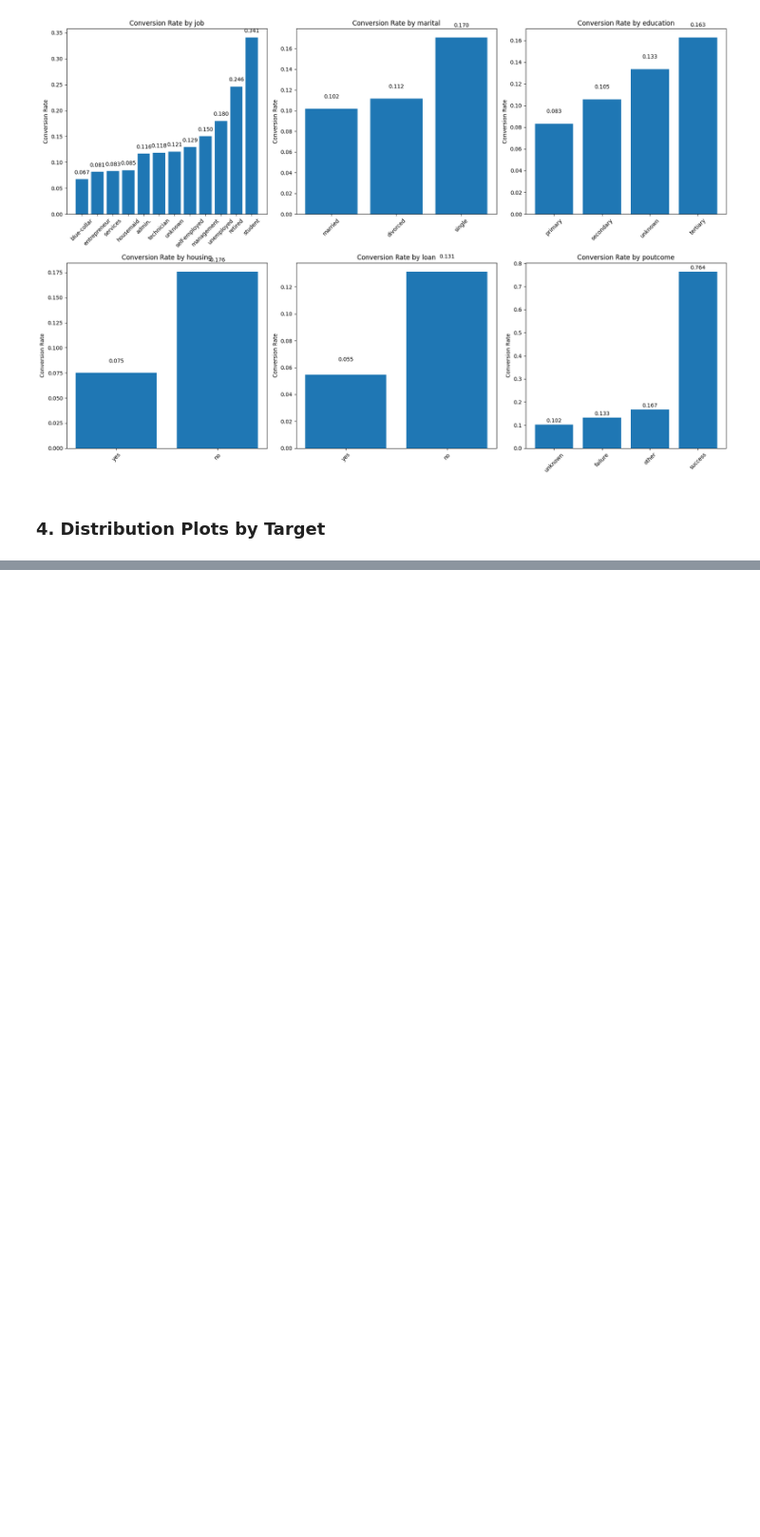
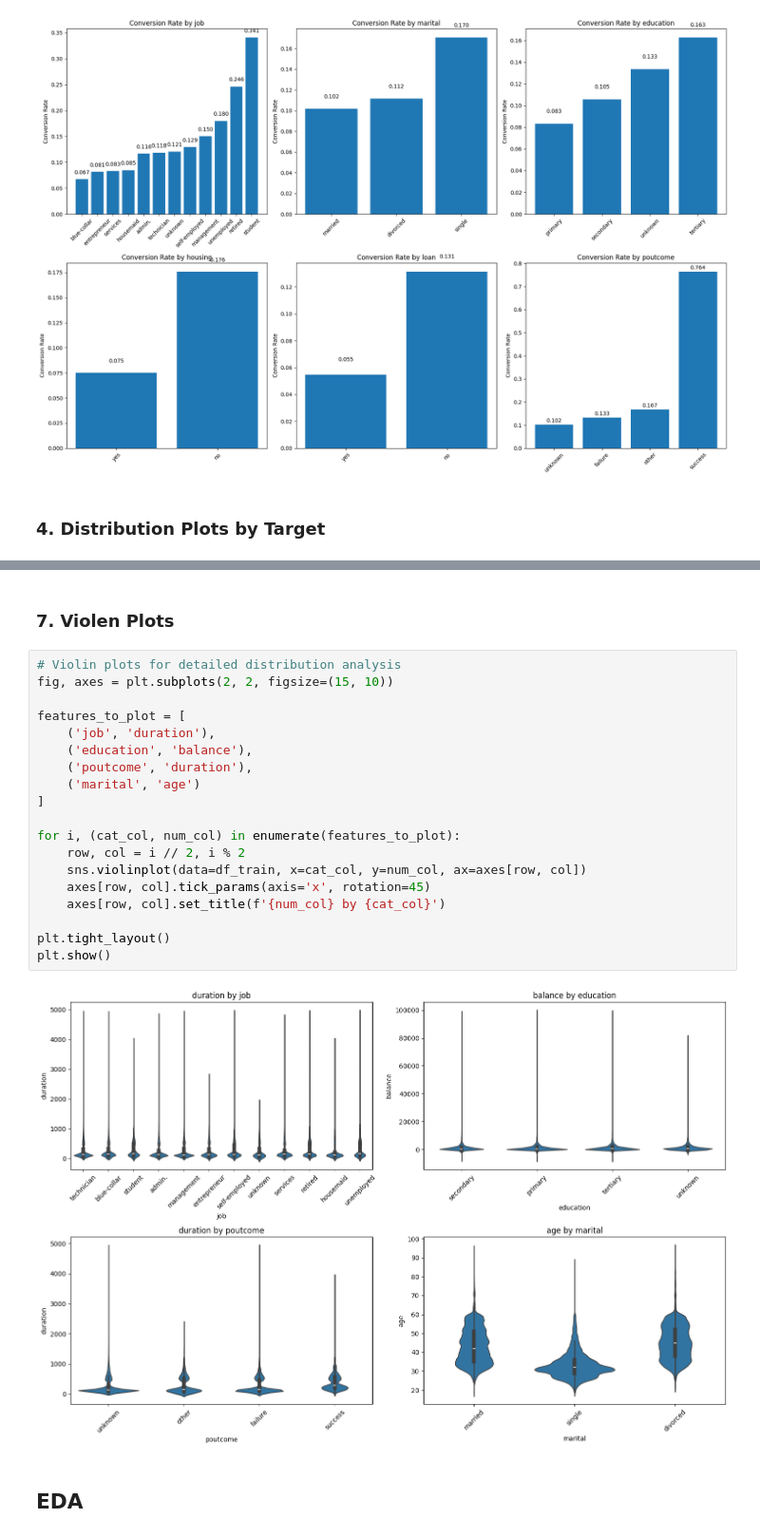
Before and after one commit to himu0023/Bank-Client-Subscription, a Jupyter notebook: code.ipynb, the cells around one changed output, grey strips where cells are left out. Shown at 95% size. Saved outputs shown, nothing was run; the diff lists cells and outputs as text; blank space fills up the shorter version.

```diff
--- a/code.ipynb
+++ b/code.ipynb
@@ -201,0 +267,25 @@ for i, col in enumerate(numerical_features):
+# %% [markdown]
+### 7. Violen Plots
+# %%
+# Violin plots for detailed distribution analysis
+fig, axes = plt.subplots(2, 2, figsize=(15, 10))
+
+features_to_plot = [
+    ('job', 'duration'),
+    ('education', 'balance'),
+    ('poutcome', 'duration'),
+    ('marital', 'age')
+]
+
+for i, (cat_col, num_col) in enumerate(features_to_plot):
+    row, col = i // 2, i % 2
+    sns.violinplot(data=df_train, x=cat_col, y=num_col, ax=axes[row, col])
+    axes[row, col].tick_params(axis='x', rotation=45)
+    axes[row, col].set_title(f'{num_col} by {cat_col}')
+
+plt.tight_layout()
+plt.show()
+# %% [output]
+[figure, added]
+# %% [markdown]
+## EDA
```
Also changed, not shown: parts of 9 cells of this notebook.
